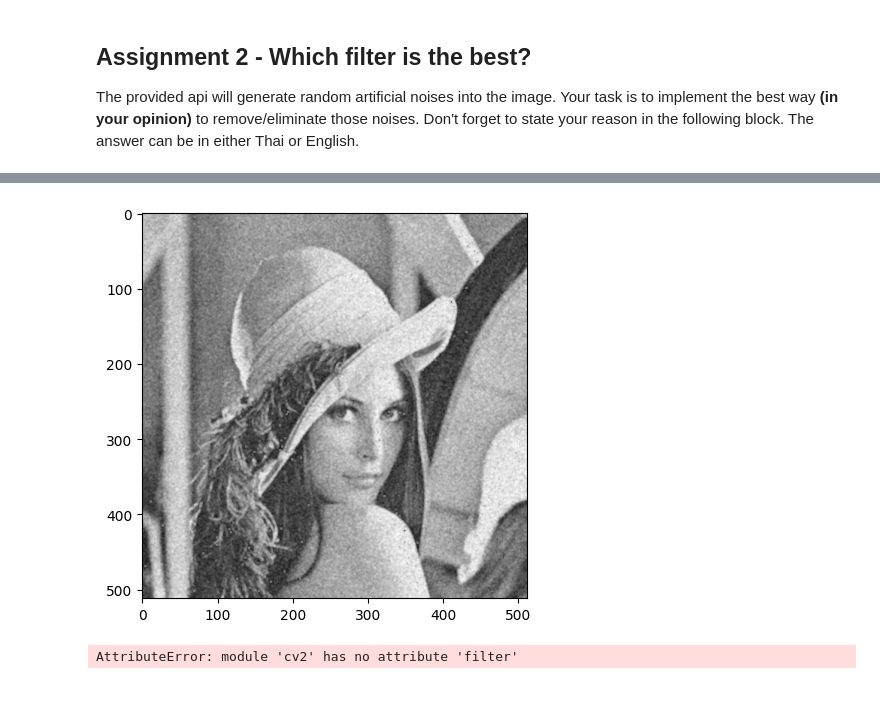
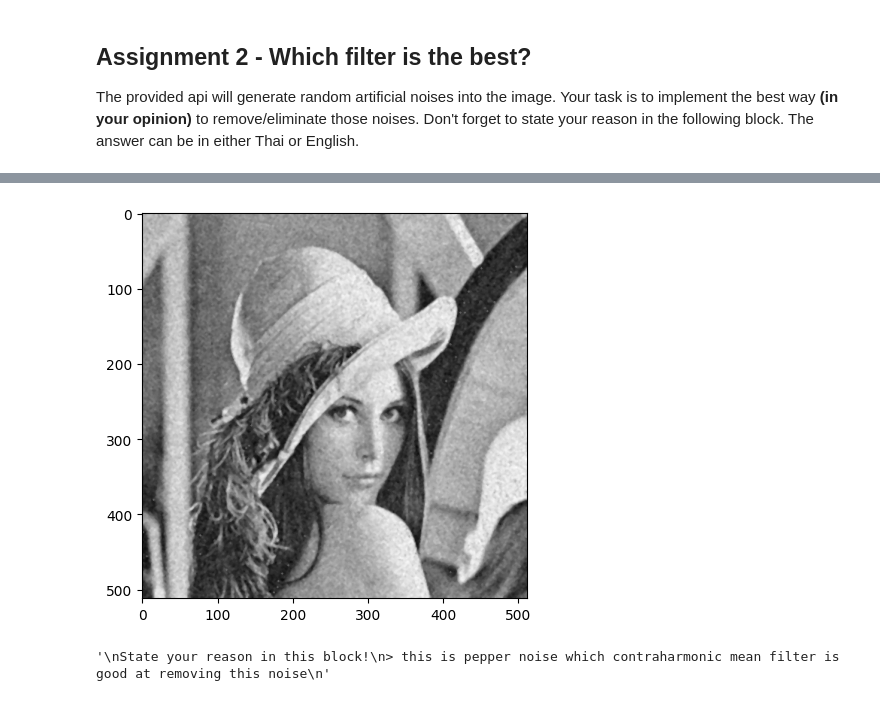
Before and after one commit to ADNCRICH/CU_submission, a Jupyter notebook: chulacv2023/Lab 2 - Basic Numpy & Image Processing.ipynb, the cells around one changed output, grey strips where cells are left out. Saved outputs shown, nothing was run; the diff lists cells and outputs as text; code cells hidden in the pictures.

```diff
--- a/chulacv2023/Lab 2 - Basic Numpy & Image Processing.ipynb
+++ b/chulacv2023/Lab 2 - Basic Numpy & Image Processing.ipynb
@@ -526,30 +526,28 @@ plt.show()
 # %%
 ### FILL HERE ###
 def contraharmonic_mean(img, size, Q):
     num = np.power(img, Q + 1, dtype=np.double)
     denom = np.power(img, Q, dtype=np.double)
     kernel = np.full(size, 1.0, dtype=np.double)
     result = cv2.filter2D(num, -1, kernel) / cv2.filter2D(denom, -1, kernel)
     result = np.array(result)
     # print(result)
-    return result
-
-sharpenOut2 = contraharmonic_mean(out2, (3,3), 1)
-# sharpenOut2 = contraharmonic_mean(out2, (2,2), 1)
-sharpenOut2_2 = cv2.filter
+    return np.array(result, dtype=np.float32)
+sharpenOut2 = contraharmonic_mean(out2, (3,3), 0.85)
+# sharpenOut2 = cv2.GaussianBlur(sharpenOut2, (3,3), 10)
+sharpenOut2 = cv2.medianBlur(sharpenOut2,3)
 plt.figure(figsize=(5,5))
 plt.imshow(sharpenOut2, cmap='gray')
 plt.show()
-cv2.filter
 
 #################
 '''
 State your reason in this block!
-
+> this is pepper noise which contraharmonic mean filter is good at removing this noise
 '''
 # %% [output]
-[figure, old version]
+[figure, new version]
-AttributeError: module 'cv2' has no attribute 'filter'
+'\nState your reason in this block!\n> this is pepper noise which contraharmonic mean filter is good at removing this noise\n'
 # %% [markdown]
 ## Assignment 3 - Implementing your own filter2D function
 ![title](assets/Lab2-filter2D.png)
```
Also changed, not shown: parts of 11 cells of this notebook, 12 other files.
